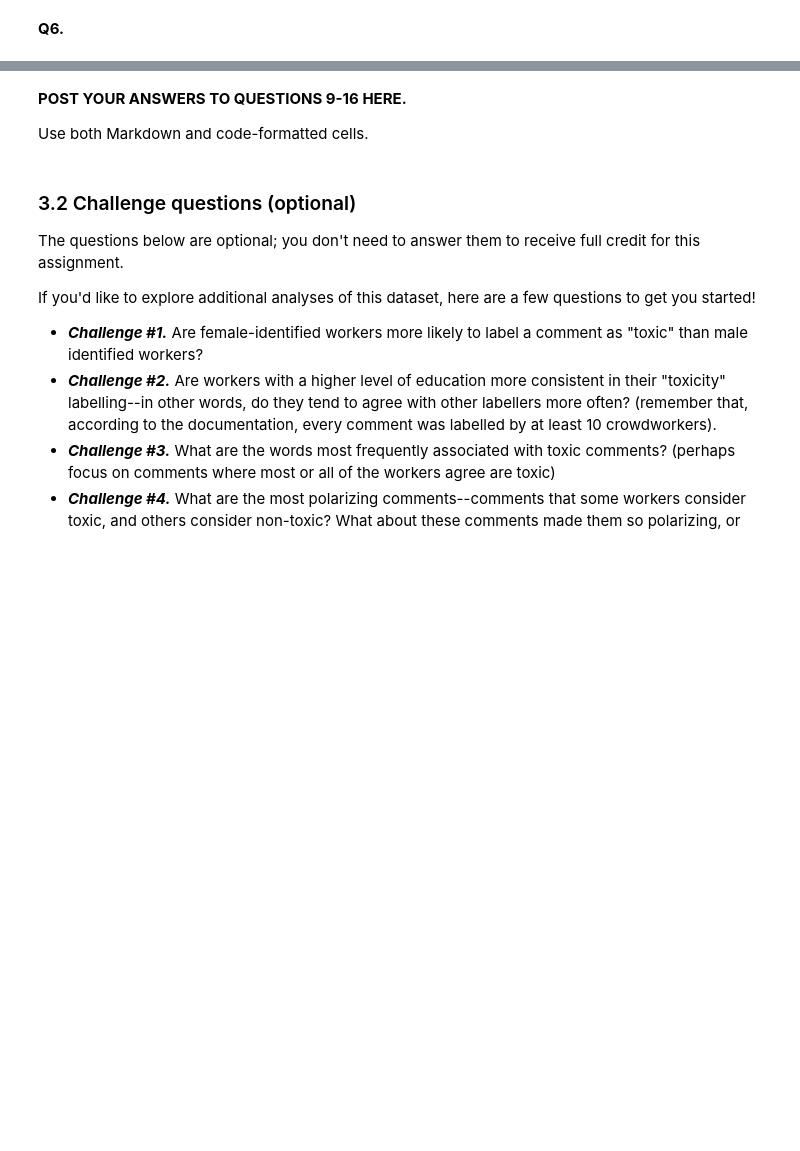
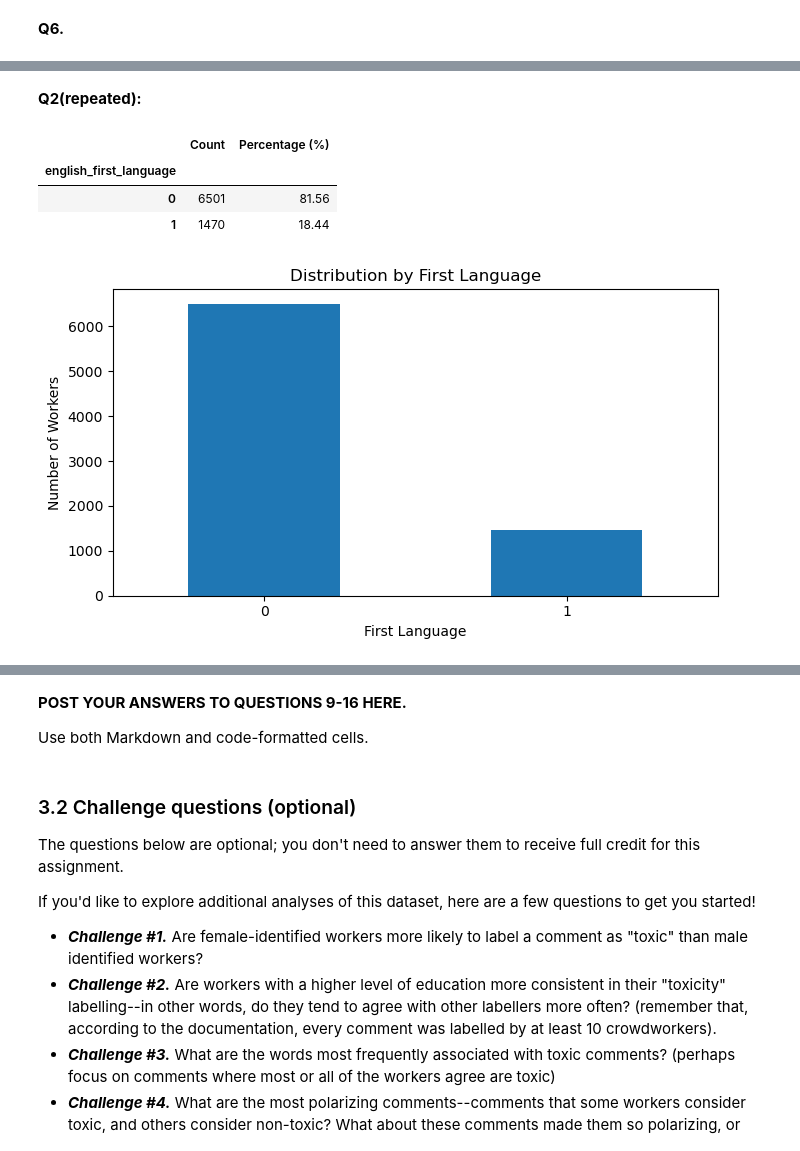
Before and after one commit to samantha0scalia/hcde-410, a Jupyter notebook: A2/hcde410-a2.ipynb, the cells around one changed output, grey strips where cells are left out. Drawn from its saved outputs; the diff is of its cells as text; code cells hidden in the pictures; blank space fills up the shorter version.

```diff
--- a/A2/hcde410-a2.ipynb
+++ b/A2/hcde410-a2.ipynb
@@ -625,0 +730,30 @@ The age group field has 112 missing values which is 1.94% of the rows. While thi
+# %% [markdown]
+**Q2(repeated):**
+# %%
+
+language_counts = (df["english_first_language"].value_counts())
+
+language_table = pd.DataFrame({
+    "Count": language_counts,
+    "Percentage (%)": (
+        language_counts / language_counts.sum() * 100
+    ).round(2)
+})
+
+display(language_table)
+
+language_counts.plot(
+    kind="bar",
+    title="Distribution by First Language",
+    ylabel="Number of Workers",
+    xlabel="First Language",
+    figsize=(7, 4),
+    rot = 0)
+plt.tight_layout()
+plt.show()
+# %% [output]
+|  | Count | Percentage (%) |
+| english_first_language |  |  |
+| 0 | 6501 | 81.56 |
+| 1 | 1470 | 18.44 |
+[figure, added]
```
Also changed, not shown: parts of 16 cells of this notebook.
